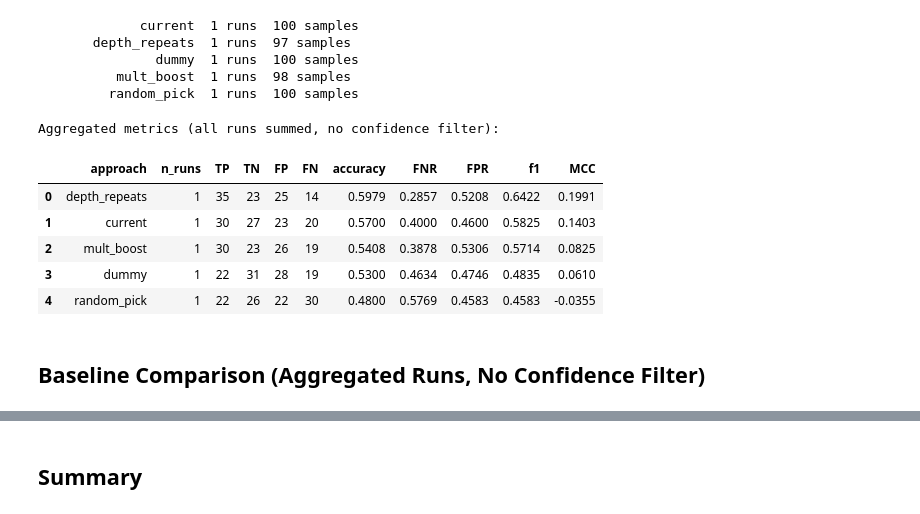
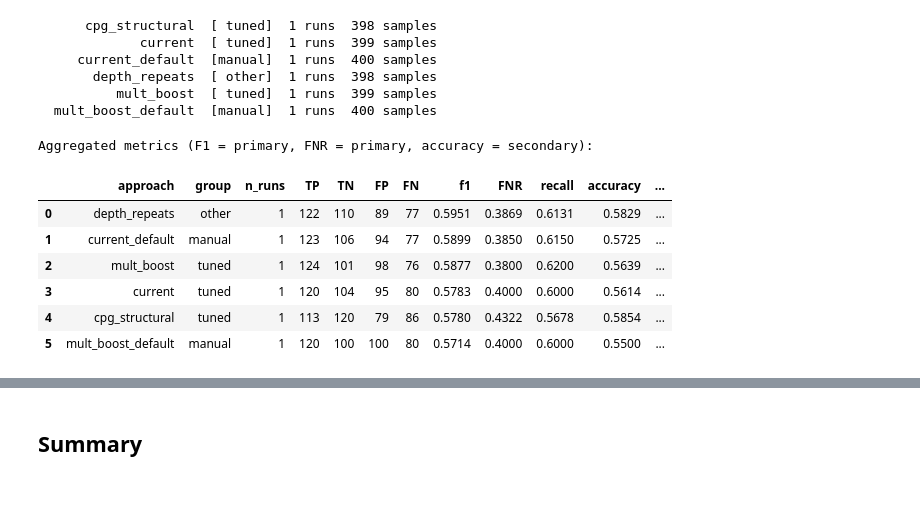
Before and after one commit to vodkar/llm4codesec-framework, a Jupyter notebook: benchmarks/compare_rankings_analysis_online.ipynb, the cells around one changed output, grey strips where cells are left out. Saved outputs shown, nothing was run; the diff lists cells and outputs as text; code cells hidden in the pictures.

```diff
--- a/benchmarks/compare_rankings_analysis_online.ipynb
+++ b/benchmarks/compare_rankings_analysis_online.ipynb
@@ -170,66 +146,68 @@ approach_dirs = [
     if d.is_dir() and d.name in APPROACH_DISPLAY
 ]
 
-# Dict: approach_dir_name -> {reports, sample_df}
 data = {}
 for d in approach_dirs:
     reports = load_reports(d)
     if not reports:
         continue
-    sample_df = build_per_sample_table(reports)
-    data[d.name] = {'reports': reports, 'sample_df': sample_df}
+    data[d.name] = {'reports': reports}
 
 for name, v in data.items():
+    n_samples = v['reports'][0]['benchmark_info']['stats']['total_samples']
     print(
         f"{APPROACH_DISPLAY[name]:>20}  "
+        f"[{APPROACH_GROUP[name]:>6}]  "
         f"{len(v['reports'])} runs  "
-        f"{len(v['sample_df'])} samples"
+        f"{n_samples} samples"
     )
 # %% [output]
-             current  1 runs  100 samples
-       depth_repeats  1 runs  97 samples
-               dummy  1 runs  100 samples
-          mult_boost  1 runs  98 samples
-         random_pick  1 runs  100 samples
+      cpg_structural  [ tuned]  1 runs  398 samples
+             current  [ tuned]  1 runs  399 samples
+     current_default  [manual]  1 runs  400 samples
+       depth_repeats  [ other]  1 runs  398 samples
+          mult_boost  [ tuned]  1 runs  399 samples
+  mult_boost_default  [manual]  1 runs  400 samples
 # %%
-# Build summary DataFrames
+# Build summary DataFrame (aggregated metrics, sorted by F1)
 
-# 1. Aggregated (sum confusion matrices across all runs)
 agg_rows = []
 for name, v in data.items():
     m = aggregate_metrics(v['reports'])
-    agg_rows.append({'approach': APPROACH_DISPLAY[name], **m})
-agg_df = pd.DataFrame(agg_rows).sort_values('accuracy', ascending=False).reset_index(drop=True)
+    agg_rows.append({
+        'approach': APPROACH_DISPLAY[name],
+        'group':    APPROACH_GROUP[name],
+        **m,
+    })
+agg_df = (
+    pd.DataFrame(agg_rows)
+      .sort_values('f1', ascending=False)
+      .reset_index(drop=True)
+)
 
-# 2. Self-confidence filtered at each threshold
-all_thresholds = [0.0] + CONF_THRESHOLDS   # 0.0 = all samples = majority-vote baseline
+approaches_by_f1  = agg_df['approach'].tolist()
+approaches_by_fnr = agg_df.sort_values('FNR').reset_index()['approach'].tolist()
+approaches_by_acc = agg_df.sort_values('accuracy', ascending=False)['approach'].tolist()
 
-full_conf_rows = []
-for name, v in data.items():
-    for thr in all_thresholds:
-        m = metrics_at_threshold(v['sample_df'], thr)
-        full_conf_rows.append({'approach': APPROACH_DISPLAY[name], 'threshold': thr, **m})
-full_conf_df = pd.DataFrame(full_conf_rows)
-
-approaches_by_agg_acc = agg_df['approach'].tolist()
-
-print('Aggregated metrics (all runs summed, no confidence filter):')
+print('Aggregated metrics (F1 = primary, FNR = primary, accuracy = secondary):')
 display(
-    agg_df[['approach', 'n_runs', 'TP', 'TN', 'FP', 'FN',
-            'accuracy', 'FNR', 'FPR', 'f1', 'MCC']]
+    agg_df[['approach', 'group', 'n_runs', 'TP', 'TN', 'FP', 'FN',
+            'f1', 'FNR', 'recall', 'accuracy', 'precision', 'FPR', 'MCC']]
     .round(4)
     .style
-    .background_gradient(subset=['accuracy', 'f1', 'MCC'], cmap='RdYlGn', axis=0)
+    .background_gradient(subset=['f1', 'MCC'], cmap='RdYlGn', axis=0)
     .background_gradient(subset=['FNR', 'FPR'], cmap='RdYlGn_r', axis=0)
-    .format('{:.4f}', subset=['accuracy', 'FNR', 'FPR', 'f1', 'MCC'])
+    .background_gradient(subset=['recall'], cmap='RdYlGn', axis=0)
+    .background_gradient(subset=['accuracy'], cmap='Greys', axis=0)
+    .format('{:.4f}', subset=['f1', 'FNR', 'recall', 'accuracy', 'precision',
+                              'FPR', 'MCC'])
 )
 # %% [output]
-Aggregated metrics (all runs summed, no confidence filter):
+Aggregated metrics (F1 = primary, FNR = primary, accuracy = secondary):
-|  | approach | n_runs | TP | TN | FP | FN | accuracy | FNR | FPR | f1 | MCC |
-| 0 | depth_repeats | 1 | 35 | 23 | 25 | 14 | 0.5979 | 0.2857 | 0.5208 | 0.6422 | 0.1991 |
-| 1 | current | 1 | 30 | 27 | 23 | 20 | 0.5700 | 0.4000 | 0.4600 | 0.5825 | 0.1403 |
-| 2 | mult_boost | 1 | 30 | 23 | 26 | 19 | 0.5408 | 0.3878 | 0.5306 | 0.5714 | 0.0825 |
-| 3 | dummy | 1 | 22 | 31 | 28 | 19 | 0.5300 | 0.4634 | 0.4746 | 0.4835 | 0.0610 |
-| 4 | random_pick | 1 | 22 | 26 | 22 | 30 | 0.4800 | 0.5769 | 0.4583 | 0.4583 | -0.0355 |
+|  | approach | group | n_runs | TP | TN | FP | FN | f1 | FNR | recall | accuracy | ... |
+| 0 | depth_repeats | other | 1 | 122 | 110 | 89 | 77 | 0.5951 | 0.3869 | 0.6131 | 0.5829 | ... |
+| 1 | current_default | manual | 1 | 123 | 106 | 94 | 77 | 0.5899 | 0.3850 | 0.6150 | 0.5725 | ... |
+| 2 | mult_boost | tuned | 1 | 124 | 101 | 98 | 76 | 0.5877 | 0.3800 | 0.6200 | 0.5639 | ... |
+| 3 | current | tuned | 1 | 120 | 104 | 95 | 80 | 0.5783 | 0.4000 | 0.6000 | 0.5614 | ... |
+| 4 | cpg_structural | tuned | 1 | 113 | 120 | 79 | 86 | 0.5780 | 0.4322 | 0.5678 | 0.5854 | ... |
+| 5 | mult_boost_default | manual | 1 | 120 | 100 | 100 | 80 | 0.5714 | 0.4000 | 0.6000 | 0.5500 | ... |
-# %% [markdown]
-## Baseline Comparison (Aggregated Runs, No Confidence Filter)
```
Also changed, not shown: parts of 27 cells of this notebook, 42 other files.
